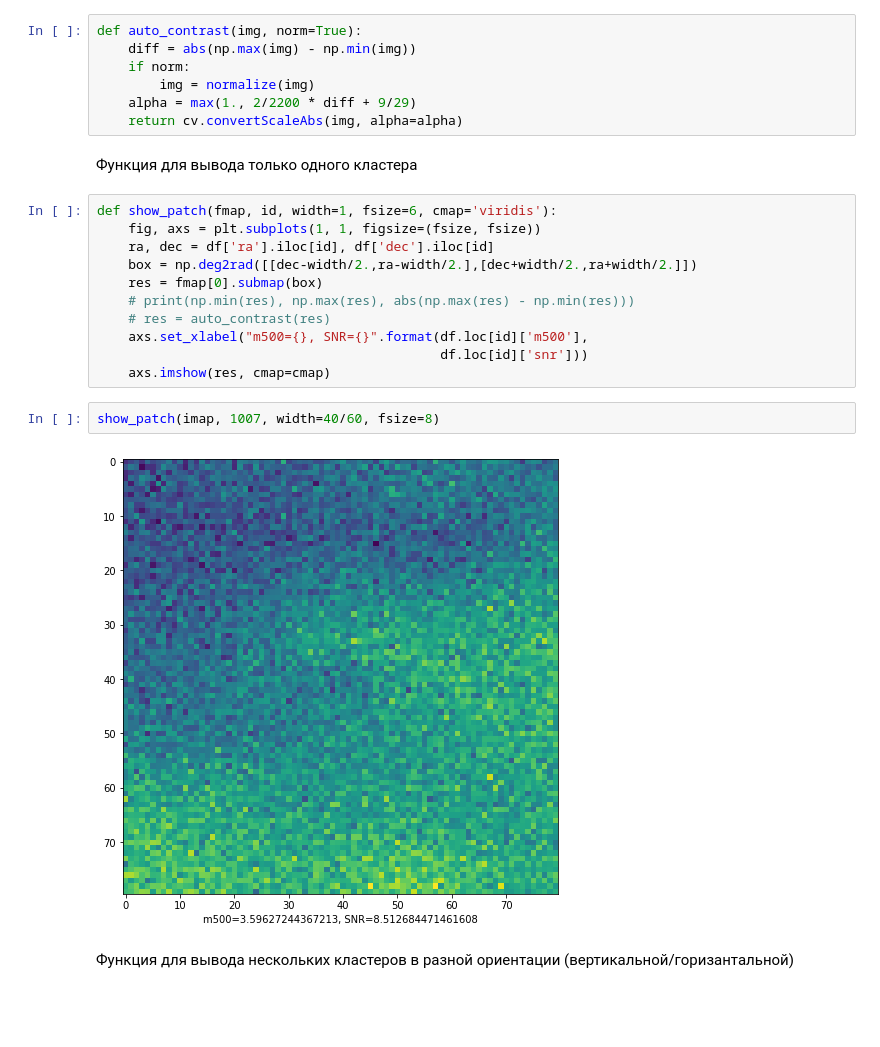
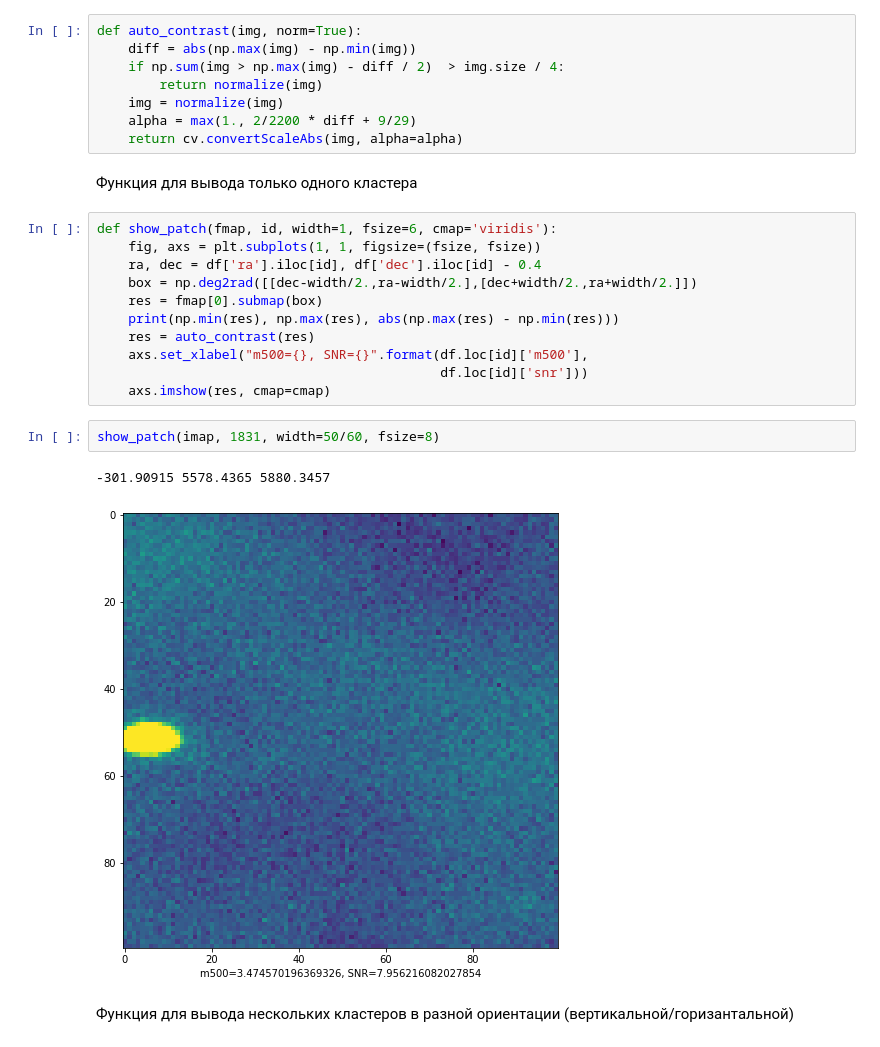
Before and after one commit to ivan-kapunin/segmentation_3_year, a Jupyter notebook: galaxyClustering.ipynb, the cells around one changed output. Cells and saved outputs as stored; diff of their text form; blank space fills up the shorter version.

```diff
--- a/galaxyClustering.ipynb
+++ b/galaxyClustering.ipynb
@@ -88,8 +105,9 @@ def normalize(img):
 # %%
 def auto_contrast(img, norm=True):
     diff = abs(np.max(img) - np.min(img))
-    if norm:
-        img = normalize(img)
+    if np.sum(img > np.max(img) - diff / 2)  > img.size / 4:
+        return normalize(img)
+    img = normalize(img)
     alpha = max(1., 2/2200 * diff + 9/29)
     return cv.convertScaleAbs(img, alpha=alpha)
 # %% [markdown]
@@ -97,18 +115,19 @@ def auto_contrast(img, norm=True):
 # %%
 def show_patch(fmap, id, width=1, fsize=6, cmap='viridis'):
     fig, axs = plt.subplots(1, 1, figsize=(fsize, fsize))
-    ra, dec = df['ra'].iloc[id], df['dec'].iloc[id]
+    ra, dec = df['ra'].iloc[id], df['dec'].iloc[id] - 0.4
     box = np.deg2rad([[dec-width/2.,ra-width/2.],[dec+width/2.,ra+width/2.]])
     res = fmap[0].submap(box)
-    # print(np.min(res), np.max(res), abs(np.max(res) - np.min(res)))
-    # res = auto_contrast(res)
+    print(np.min(res), np.max(res), abs(np.max(res) - np.min(res)))
+    res = auto_contrast(res)
     axs.set_xlabel("m500={}, SNR={}".format(df.loc[id]['m500'],
                                             df.loc[id]['snr']))
     axs.imshow(res, cmap=cmap)
 # %%
-show_patch(imap, 1007, width=40/60, fsize=8)
+show_patch(imap, 1831, width=50/60, fsize=8)
 # %% [output]
+-301.90915 5578.4365 5880.3457
-[figure, old version]
+[figure, new version]
 # %% [markdown]
 Функция для вывода нескольких кластеров в разной ориентации (вертикальной/горизантальной)
 # %%
```
Also changed, not shown: parts of 14 cells of this notebook.
